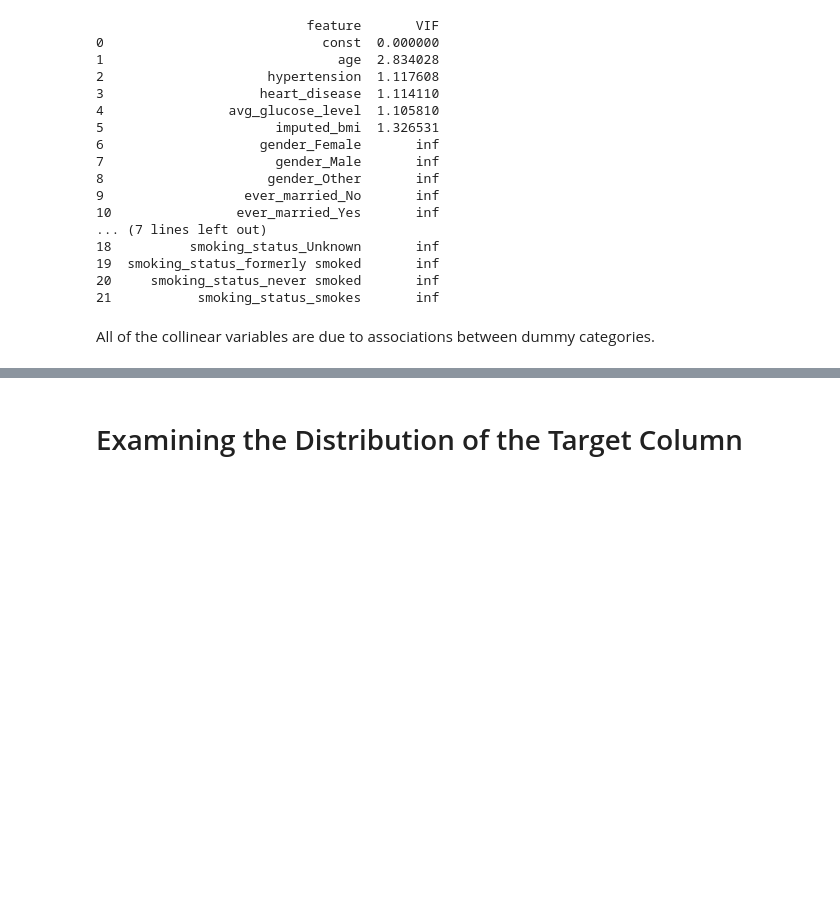
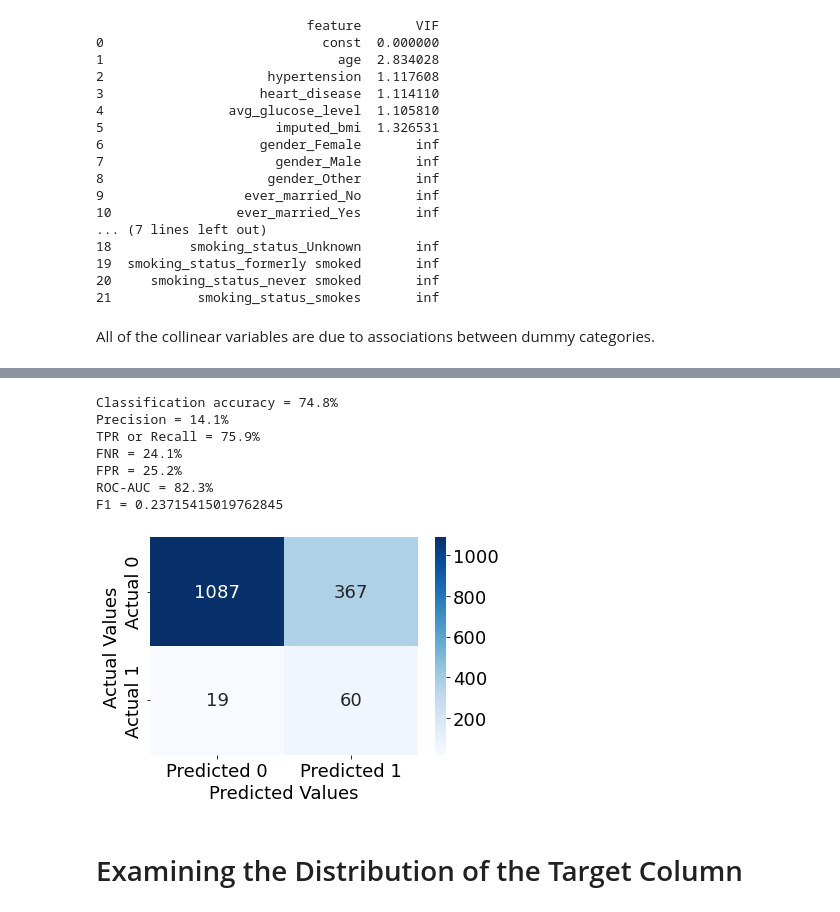
Before and after one commit to cara25/slayta_scientists, a Jupyter notebook: realcode.ipynb, the cells around one changed output, grey strips where cells are left out. Saved outputs shown, nothing was run; the diff lists cells and outputs as text; code cells hidden in the pictures; blank space fills up the shorter version.

Commit message:
forward selection included
first order and second order, not that great of a difference

```diff
--- a/realcode.ipynb
+++ b/realcode.ipynb
@@ -319,0 +326,13 @@ All of the collinear variables are due to associations between dummy categories.
+# %%
+X = traind[['age', 'hypertension', 'heart_disease', 'avg_glucose_level',
+           'imputed_bmi', 'ever_married_No', 'ever_married_Yes', 'Residence_type_Rural',
+       'Residence_type_Urban', 'smoking_status_Unknown',
+       'smoking_status_formerly_smoked', 'smoking_status_never_smoked',
+       'smoking_status_smokes']]
+
+X_backup = traind[['age', 'hypertension', 'heart_disease', 'avg_glucose_level',
+           'imputed_bmi', 'ever_married_No', 'ever_married_Yes',
+       'Residence_type_Rural',
+       'Residence_type_Urban', 'smoking_status_Unknown',
+       'smoking_status_formerly_smoked', 'smoking_status_never_smoked',
+       'smoking_status_smokes']]
@@ -319,0 +487,7 @@ All of the collinear variables are due to associations between dummy categories.
+# %%
+forward_logit = sm.logit('stroke~age+heart_disease_smoking_status_smokes+age_avg_glucose_level+\
+                          ever_married_No_smoking_status_Unknown+hypertension_ever_married_No+\
+                          ever_married_No_smoking_status_never_smoked+age_ever_married_No+ever_married_No',
+                         data = traind).fit()
+
+forward_logit.summary()
@@ -320,3 +516,14 @@ All of the collinear variables are due to associations between dummy categories.
+# %%
+confusion_matrix_data(testd,testd.stroke,forward_logit, cutoff=0.05)
+# %% [output]
+Classification accuracy = 74.8%
+Precision = 14.1%
+TPR or Recall = 75.9%
+FNR = 24.1%
+FPR = 25.2%
+ROC-AUC = 82.3%
+F1 = 0.23715415019762845
+[figure, added]
 # %% [markdown]
 # Examining the Distribution of the Target Column
 # %%
```
Also changed, not shown: parts of 10 cells of this notebook, 1 other file.
